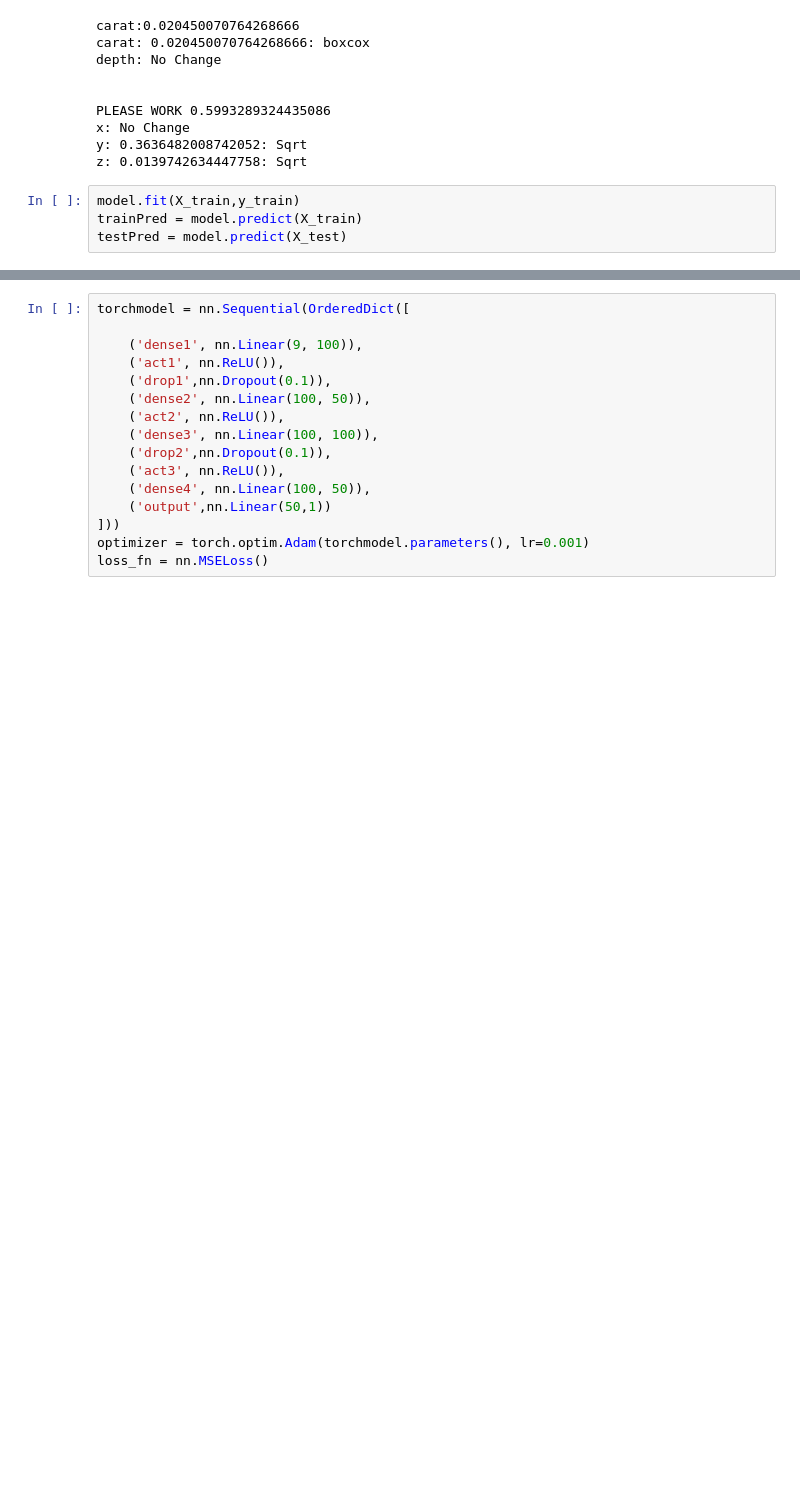
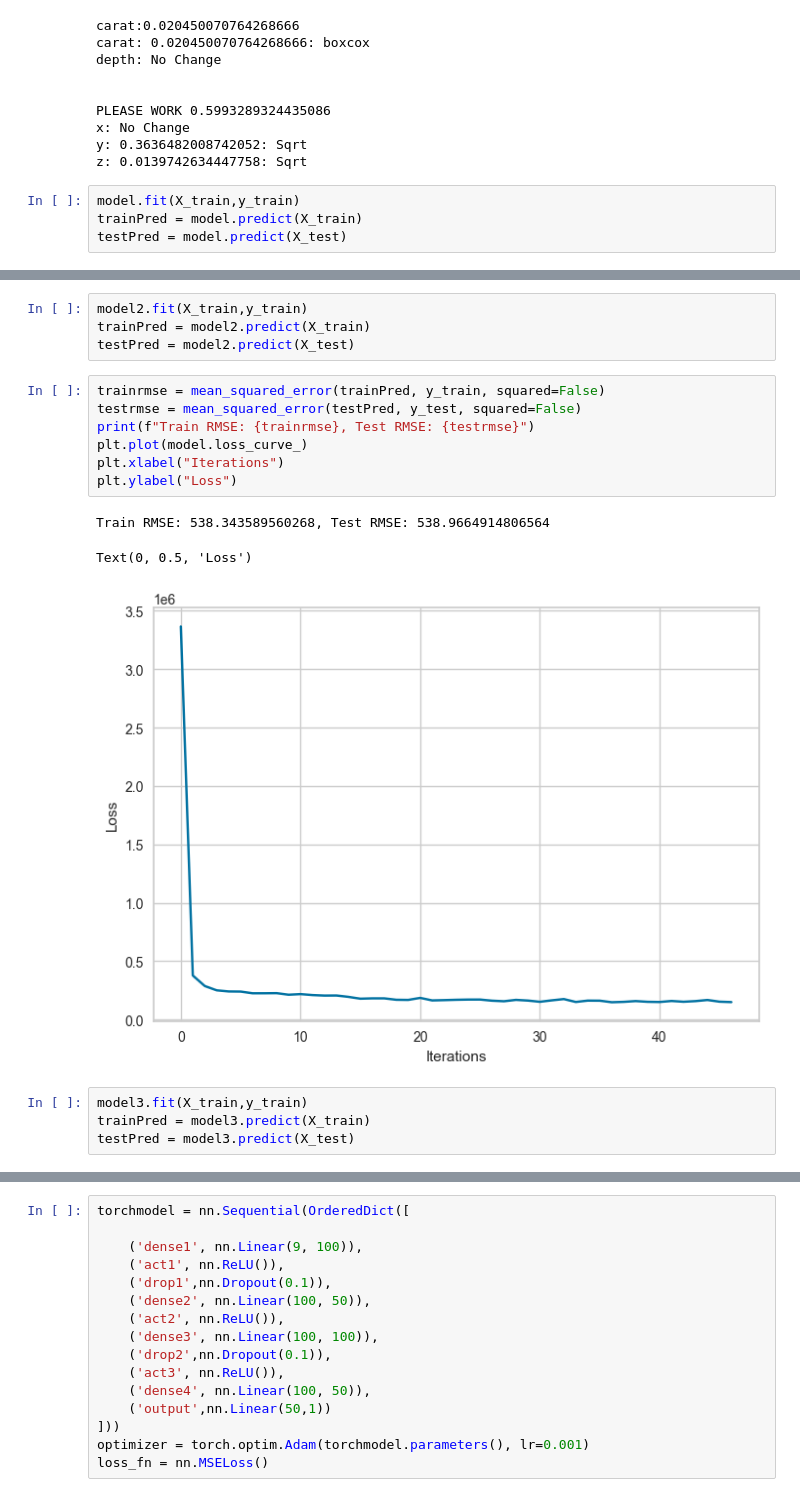
Before and after one commit to thewrigman/Diamond-characteristics-ece219, a Jupyter notebook: src/scratch.ipynb, the cells around one changed output, grey strips where cells are left out. Cells and saved outputs as stored; diff of their text form; blank space fills up the shorter version.

```diff
--- a/src/scratch.ipynb
+++ b/src/scratch.ipynb
@@ -347,3 +369,22 @@ testPred = model.predict(X_test)
+# %%
+model2.fit(X_train,y_train)
+trainPred = model2.predict(X_train)
+testPred = model2.predict(X_test)
+# %%
+trainrmse = mean_squared_error(trainPred, y_train, squared=False)
+testrmse = mean_squared_error(testPred, y_test, squared=False)
+print(f"Train RMSE: {trainrmse}, Test RMSE: {testrmse}")
+plt.plot(model.loss_curve_)
+plt.xlabel("Iterations")
+plt.ylabel("Loss")
+# %% [output]
+Train RMSE: 538.343589560268, Test RMSE: 538.9664914806564
+Text(0, 0.5, 'Loss')
+[figure, added]
+# %%
+model3.fit(X_train,y_train)
+trainPred = model3.predict(X_train)
+testPred = model3.predict(X_test)
 # %%
 trainrmse = mean_squared_error(trainPred, y_train, squared=False)
 testrmse = mean_squared_error(testPred, y_test, squared=False)
```
Also changed, not shown: parts of 5 cells of this notebook, 2 other files.
